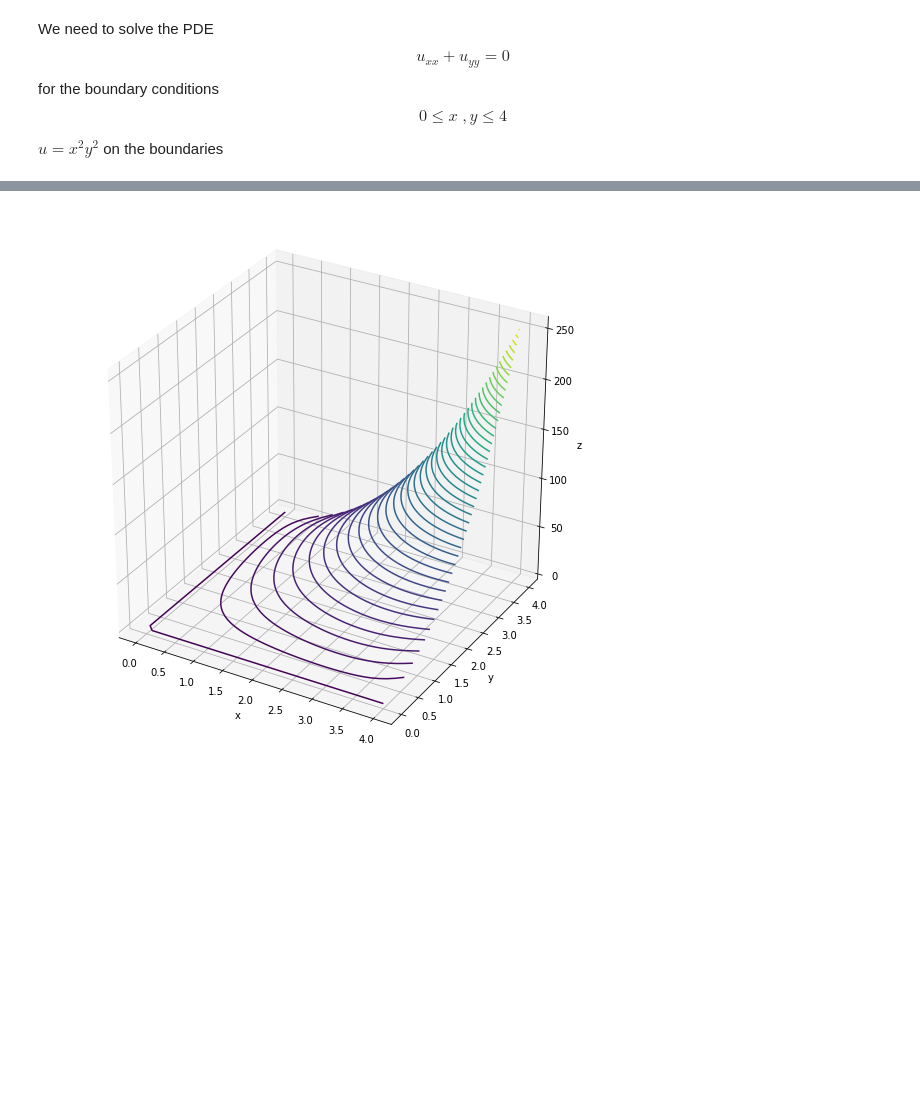
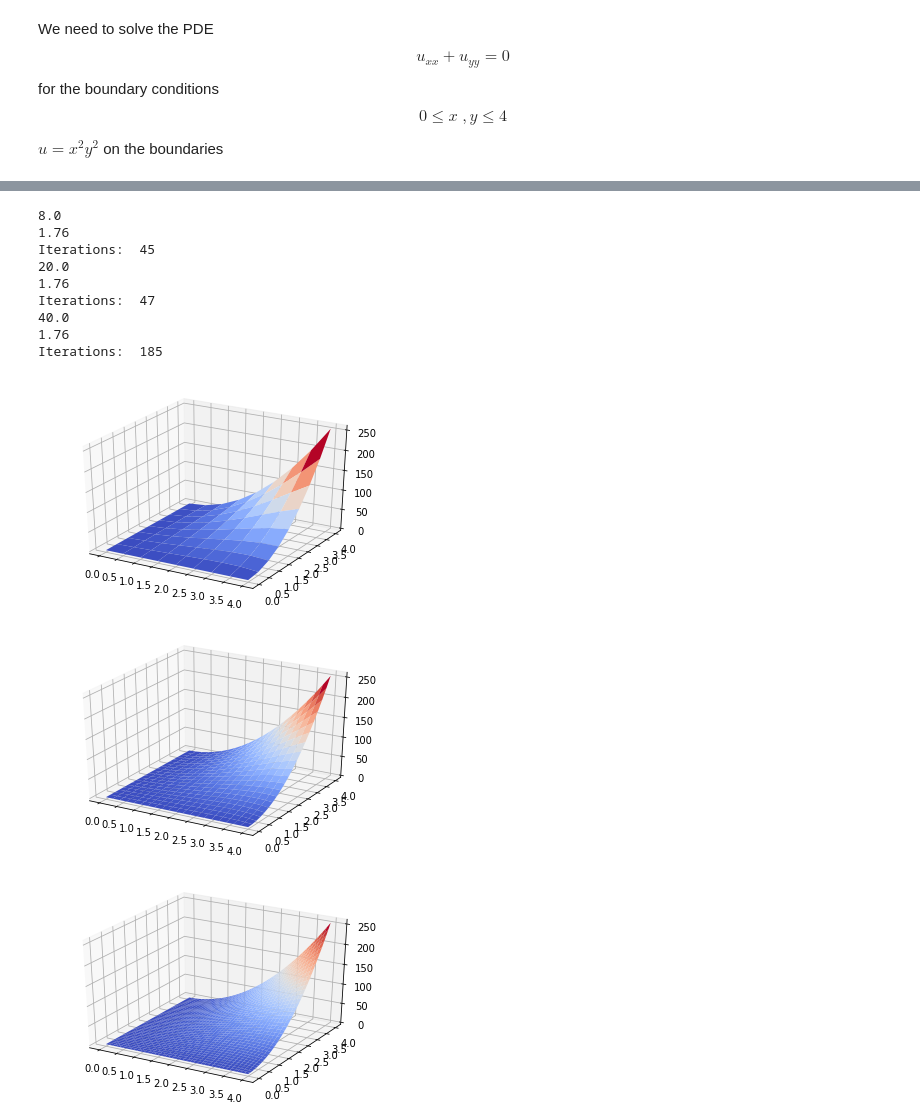
Before and after one commit to KumarRishabh/Advanced-Numerical-Techniques, a Jupyter notebook: Gauss Seidel Iteration.ipynb, the cells around one changed output, grey strips where cells are left out. Saved outputs shown, nothing was run; the diff lists cells and outputs as text; code cells hidden in the pictures; blank space fills up the shorter version.

```diff
--- a/Gauss Seidel Iteration.ipynb
+++ b/Gauss Seidel Iteration.ipynb
@@ -85,9 +78,57 @@ Iterations:  1722
-# %%
-fig = plt.figure()
-ax = plt.axes(projection='3d')
-ax.contour3D(X, Y, u, 50, cmap='viridis')
-ax.set_xlabel('x')
-ax.set_ylabel('y')
-ax.set_zlabel('z');
-# %% [output]
-[figure, removed]
+# %%
+def GaussSeidel_SOR(u, space_step_x, space_step_y, epsilon, omega):
+    u_ = copy(u)
+    steps_x , steps_y = int(u.shape[0]) - 1, int(u.shape[1]) - 1
+    u_iter = np.zeros((steps_x + 1, steps_y + 1))
+    difference_matrix = np.ones((steps_x, steps_y))
+    iterations = 0
+    while(np.amax(difference_matrix)>epsilon):
+        iterations += 1
+        for i in range(steps_x + 1):
+            for j in range(steps_y + 1):
+                if( i == 0 or i == steps_x or j == 0 or j == steps_y):
+                    u_iter[i][j] = u[i][j]
+                else:
+                    u_iter[i][j] = (space_step_y**2*(u_iter[i-1][j] + u[i+1][j]) +
+                                    space_step_x**2*(u_iter[i][j-1] + u[i][j+1]))/(2*(space_step_x**2 + space_step_y**2)) - (space_step_x**2 * space_step_y**2/(2*(space_step_x**2 + space_step_y**2)))*((0 + i*space_step_x)**2 + (0 + i*space_step_y)**2)
+#                     print((space_step_y**2*(u_iter[i-1][j] + u[i+1][j]) + space_step_x**2*(u_iter[i][j-1] + u[i][j+1]))/(2*(space_step_x**2 + space_step_y**2)))
+                u_iter[i][j] = omega*u_iter[i][j] + (1 - omega)*u[i][j]
+        difference_matrix = np.absolute(u_iter - u)
+        u = copy(u_iter)
+    print("Iterations: ", iterations)
+    return u
+def omega_optimize(steps):
+    k = np.cos(np.pi/steps) + np.sin(np.pi/steps)
+    omega = 4/(2 + (4 - k**2)**0.5)
+    return omega
+# %%
+
+for steps in space_step_x:
+    number = np.ceil((xn - x0)/steps)
+    omega = 1.76
+    print(number)
+    print(omega)
+    steps_x = steps_y = np.floor((xn - x0)/steps)
+    x = np.linspace(x0, xn, num=int(steps_x + 1))
+    y = np.linspace(y0, yn, num=int(steps_y + 1))
+
+    u = initialize(x0, y0, steps_x, steps_y, steps, steps)
+    u = GaussSeidel_SOR(u, steps, steps, epsilon=0.0001, omega = omega)
+    fig = plt.figure()
+    ax = plt.axes(projection='3d')
+    X, Y = np.meshgrid(x,y)
+
+    ax.plot_surface(X, Y, u, cmap='coolwarm')
+# %% [output]
+8.0
+1.76
+Iterations:  45
+20.0
+1.76
+Iterations:  47
+40.0
+1.76
+Iterations:  185
+[figure, added]
+[figure, added]
+[figure, added]
```
Also changed, not shown: parts of 2 cells of this notebook, 12 other files.
